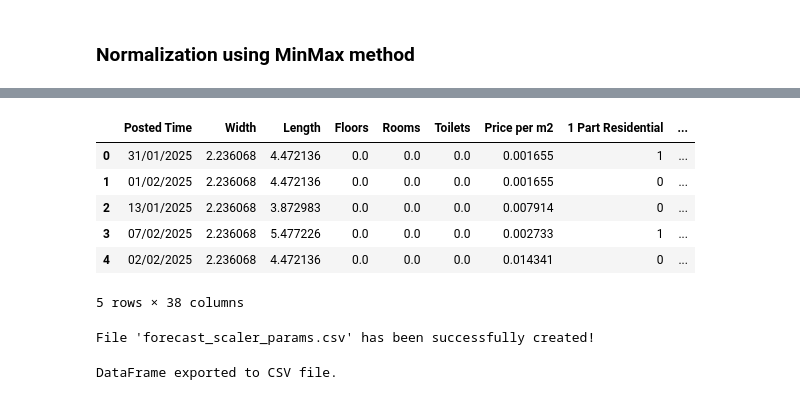
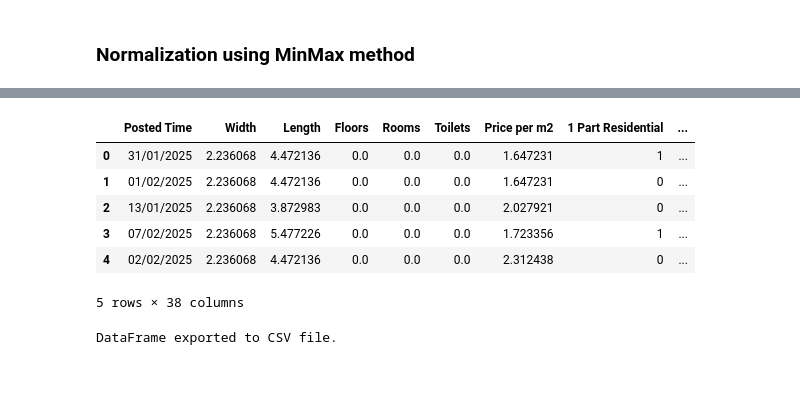
Before and after one commit to LuniuLun/RealEstate, a Jupyter notebook: MachineLearning/RealEstatePrediction/FeatureEngineering.ipynb, the cells around one changed output, grey strips where cells are left out. Drawn from its saved outputs; the diff is of its cells as text; code cells hidden in the pictures.

```diff
--- a/MachineLearning/RealEstatePrediction/FeatureEngineering.ipynb
+++ b/MachineLearning/RealEstatePrediction/FeatureEngineering.ipynb
@@ -272 +281,5 @@ df_minmax_scaled = pd.DataFrame(df_minmax_scaled, columns=columns_to_minmax)
+# %%
+columns_to_asinh = ["Price per m2"]
+df_asinh_transformed = df.copy()
+df_asinh_transformed[columns_to_asinh] = np.arcsinh(df_asinh_transformed[columns_to_asinh])
 # %%
@@ -290,39 +303,37 @@ plt.show()
 # %%
 df_final = df.copy()
 columns_sqrt = ["Width", "Length", "Floors", "Rooms", "Toilets"]
 df_final[columns_sqrt] = df_sqrt_transformed[columns_sqrt]
-df_final["Price per m2"] = df_minmax_scaled["Price per m2"].values
+df_final["Price per m2"] = df_asinh_transformed["Price per m2"].values
 
 df_final.head()
 # %% [output]
 |  | Posted Time | Width | Length | Floors | Rooms | Toilets | Price per m2 | 1 Part Residential | ... |
-| 0 | 31/01/2025 | 2.236068 | 4.472136 | 0.0 | 0.0 | 0.0 | 0.001655 | 1 | ... |
-| 1 | 01/02/2025 | 2.236068 | 4.472136 | 0.0 | 0.0 | 0.0 | 0.001655 | 0 | ... |
-| 2 | 13/01/2025 | 2.236068 | 3.872983 | 0.0 | 0.0 | 0.0 | 0.007914 | 0 | ... |
-| 3 | 07/02/2025 | 2.236068 | 5.477226 | 0.0 | 0.0 | 0.0 | 0.002733 | 1 | ... |
-| 4 | 02/02/2025 | 2.236068 | 4.472136 | 0.0 | 0.0 | 0.0 | 0.014341 | 0 | ... |
+| 0 | 31/01/2025 | 2.236068 | 4.472136 | 0.0 | 0.0 | 0.0 | 1.647231 | 1 | ... |
+| 1 | 01/02/2025 | 2.236068 | 4.472136 | 0.0 | 0.0 | 0.0 | 1.647231 | 0 | ... |
+| 2 | 13/01/2025 | 2.236068 | 3.872983 | 0.0 | 0.0 | 0.0 | 2.027921 | 0 | ... |
+| 3 | 07/02/2025 | 2.236068 | 5.477226 | 0.0 | 0.0 | 0.0 | 1.723356 | 1 | ... |
+| 4 | 02/02/2025 | 2.236068 | 4.472136 | 0.0 | 0.0 | 0.0 | 2.312438 | 0 | ... |
 5 rows × 38 columns
 # %%
-mins = minmax_scaler.data_min_
-maxs = minmax_scaler.data_max_
+# mins = minmax_scaler.data_min_
+# maxs = minmax_scaler.data_max_
 
-scaler_stats = {
-    'Metric': ['min', 'max'],
-    'price': [mins[0], maxs[0]]
-}
+# scaler_stats = {
+#     'Metric': ['min', 'max'],
+#     'price': [mins[0], maxs[0]]
+# }
 
-output_dir = '../../Backend/src/main/resources/'
-os.makedirs(output_dir, exist_ok=True)
+# output_dir = '../../Backend/src/main/resources/'
+# os.makedirs(output_dir, exist_ok=True)
 
-df_minmax_stats = pd.DataFrame(scaler_stats)
-df_minmax_stats.to_csv('forecast_scaler_params.csv', index=False)
+# df_minmax_stats = pd.DataFrame(scaler_stats)
+# df_minmax_stats.to_csv('forecast_scaler_params.csv', index=False)
 
-output_path = os.path.join(output_dir, 'forecast_scaler_params.csv')
-df_minmax_stats.to_csv(output_path, index=False)
+# output_path = os.path.join(output_dir, 'forecast_scaler_params.csv')
+# df_minmax_stats.to_csv(output_path, index=False)
 
-print("File 'forecast_scaler_params.csv' has been successfully created!")
+# print("File 'forecast_scaler_params.csv' has been successfully created!")
-# %% [output]
-File 'forecast_scaler_params.csv' has been successfully created!
 # %%
 df_final.to_csv('TransformedData.csv', index=False)
 print("DataFrame exported to CSV file.")
```
Also changed, not shown: parts of 7 cells of this notebook.
